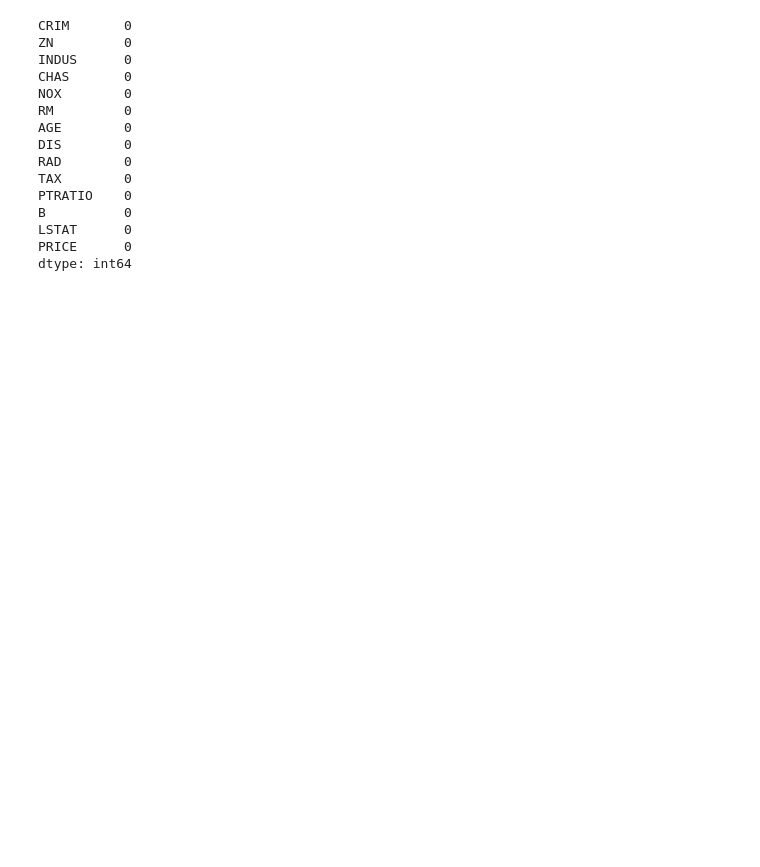
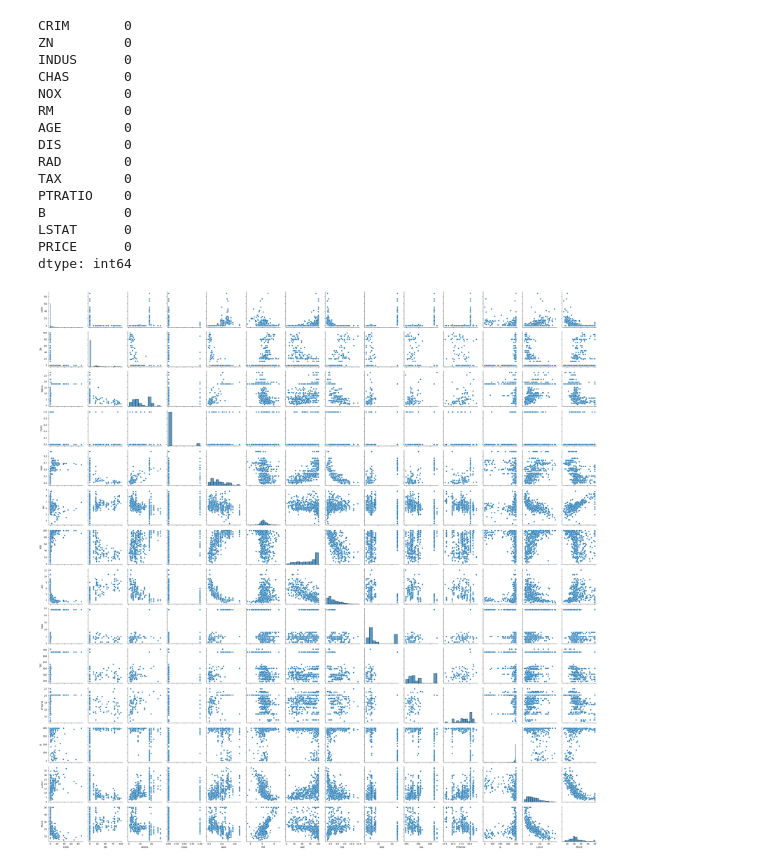
Before and after one commit to prabhjyot009/Machine-learning, a Jupyter notebook: Projects/BostonHousePricePrediction.ipynb, the cells around one changed output. Saved outputs shown, nothing was run; the diff lists cells and outputs as text; code cells hidden in the pictures; blank space fills up the shorter version.

Commit message:
sns pairplot

```diff
--- a/Projects/BostonHousePricePrediction.ipynb
+++ b/Projects/BostonHousePricePrediction.ipynb
@@ -81,3 +80,8 @@ B          0
 LSTAT      0
 PRICE      0
 dtype: int64
+# %%
+sns.pairplot(load_boston,height=2.5)
+plt.tight_layout()
+# %% [output]
+[figure, added]
```
Also changed, not shown: parts of 3 cells of this notebook.
